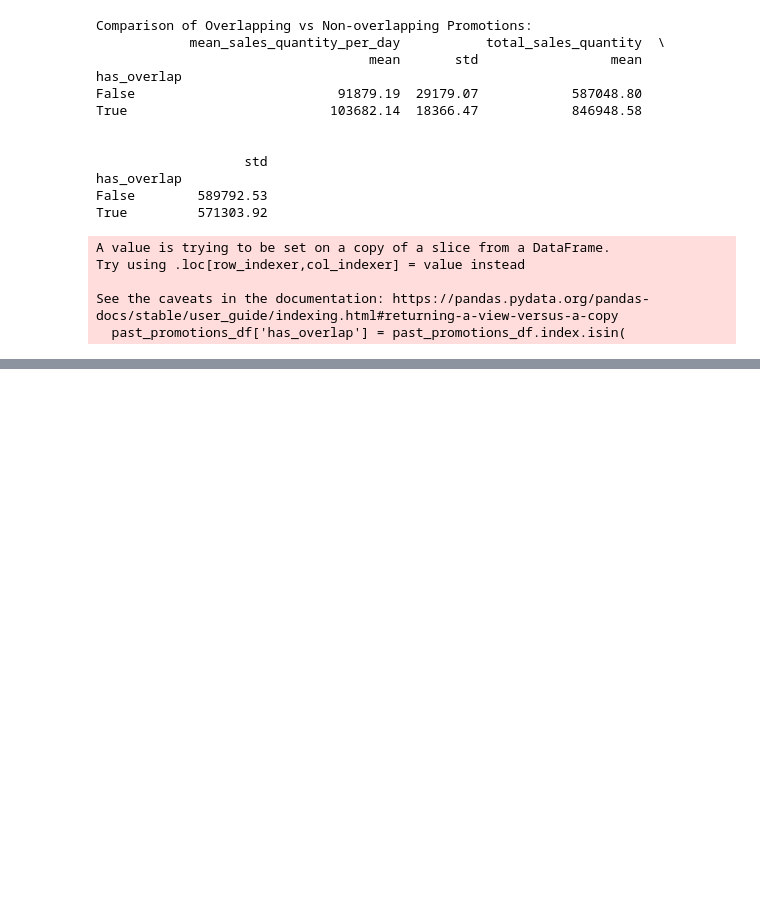
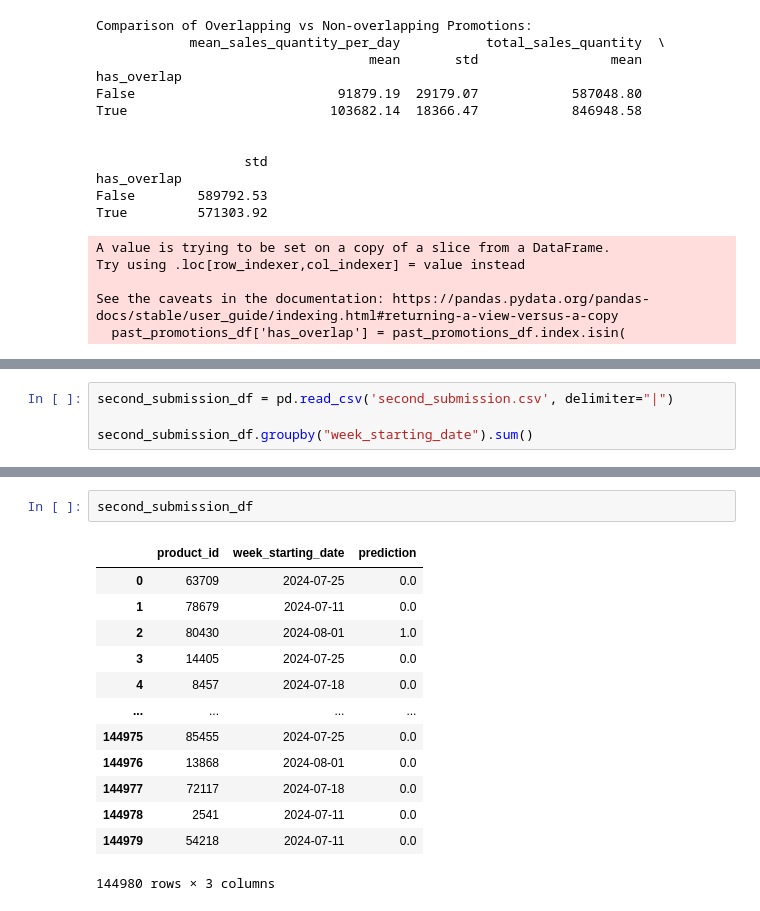
Before and after one commit to UmutToygarGoz/Algorun_24_Beyza_Toygar_TBD, a Jupyter notebook: Toygar_v.4.ipynb, the cells around one changed output, grey strips where cells are left out. Drawn from its saved outputs; the diff is of its cells as text; blank space fills up the shorter version.

Commit message:
eighth submission

```diff
--- a/Toygar_v.4.ipynb
+++ b/Toygar_v.4.ipynb
@@ -687,0 +655,4 @@ See the caveats in the documentation: https://pandas.pydata.org/pandas-docs/stab
+# %%
+second_submission_df = pd.read_csv('second_submission.csv', delimiter="|")
+
+second_submission_df.groupby("week_starting_date").sum()
@@ -687,0 +756,16 @@ See the caveats in the documentation: https://pandas.pydata.org/pandas-docs/stab
+# %%
+second_submission_df
+# %% [output]
+|  | product_id | week_starting_date | prediction |
+| 0 | 63709 | 2024-07-25 | 0.0 |
+| 1 | 78679 | 2024-07-11 | 0.0 |
+| 2 | 80430 | 2024-08-01 | 1.0 |
+| 3 | 14405 | 2024-07-25 | 0.0 |
+| 4 | 8457 | 2024-07-18 | 0.0 |
+| ... | ... | ... | ... |
+| 144975 | 85455 | 2024-07-25 | 0.0 |
+| 144976 | 13868 | 2024-08-01 | 0.0 |
+| 144977 | 72117 | 2024-07-18 | 0.0 |
+| 144978 | 2541 | 2024-07-11 | 0.0 |
+| 144979 | 54218 | 2024-07-11 | 0.0 |
+144980 rows × 3 columns
```
Also changed, not shown: parts of 16 cells of this notebook, 5 other files.
